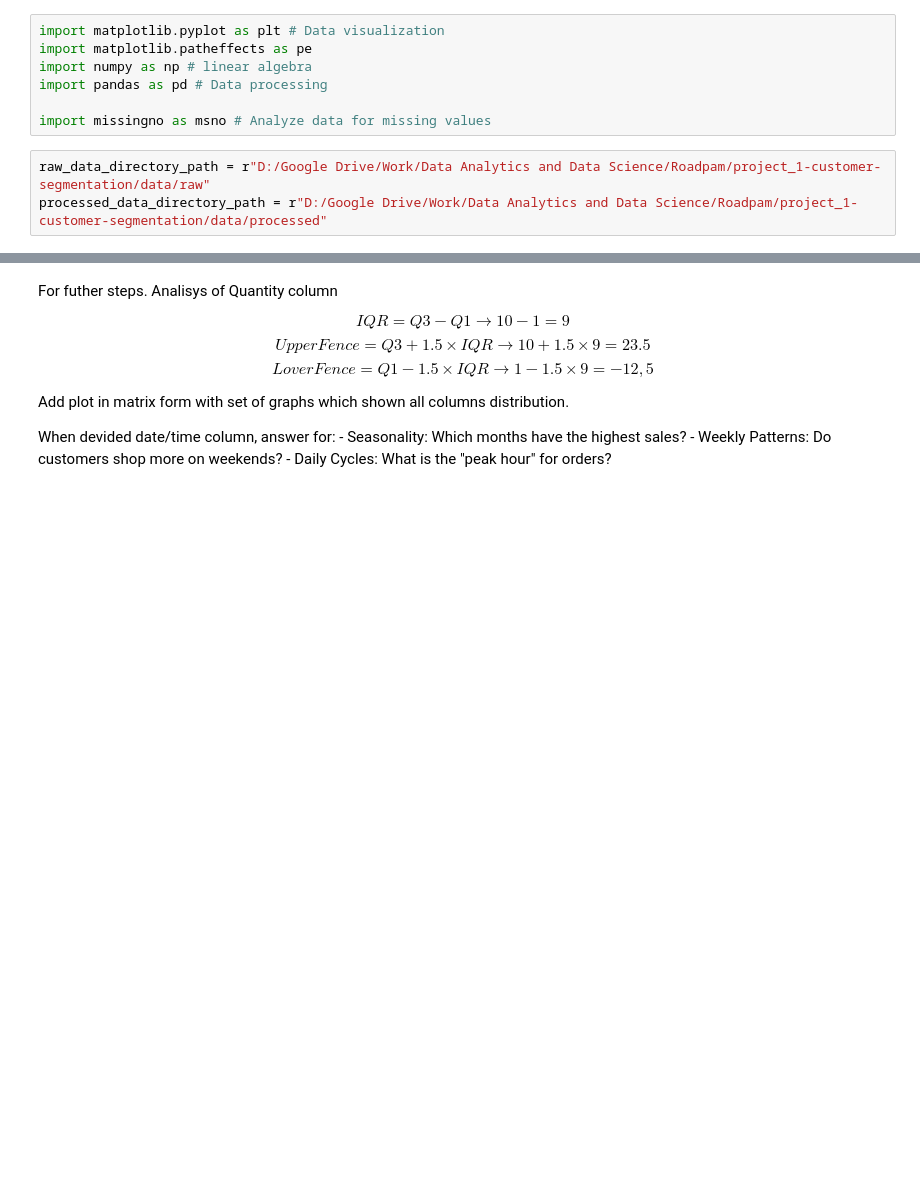
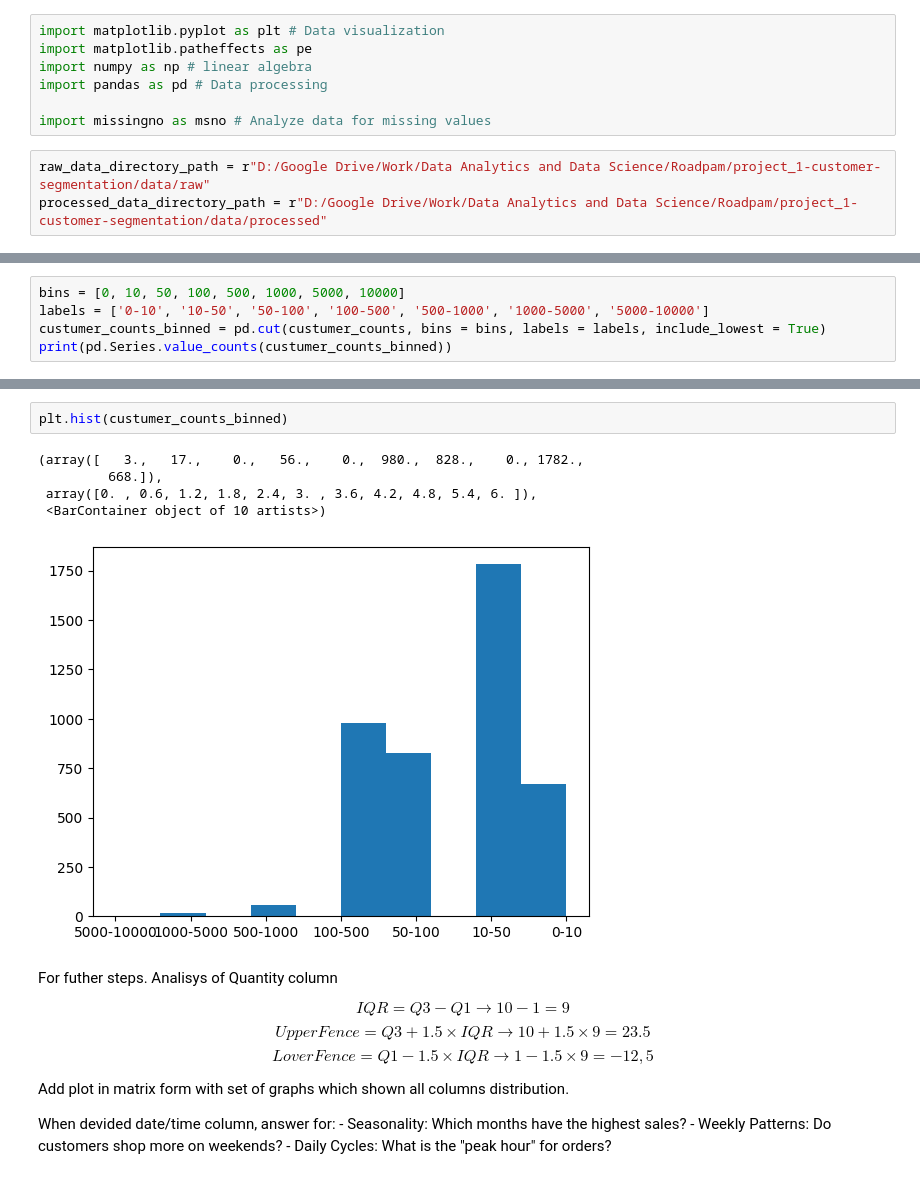
Before and after one commit to RV01011001/project_1-customer-segmentation, a Jupyter notebook: notebooks/03_exploratory_data_analysis.ipynb, the cells around one changed output, grey strips where cells are left out. Drawn from its saved outputs; the diff is of its cells as text; blank space fills up the shorter version.

```diff
--- a/notebooks/03_exploratory_data_analysis.ipynb
+++ b/notebooks/03_exploratory_data_analysis.ipynb
@@ -44,0 +100,5 @@ df
+# %%
+bins = [0, 10, 50, 100, 500, 1000, 5000, 10000]
+labels = ['0-10', '10-50', '50-100', '100-500', '500-1000', '1000-5000', '5000-10000']
+custumer_counts_binned = pd.cut(custumer_counts, bins = bins, labels = labels, include_lowest = True)
+print(pd.Series.value_counts(custumer_counts_binned))
@@ -45,3 +115,11 @@ df
+# %%
+plt.hist(custumer_counts_binned)
+# %% [output]
+(array([   3.,   17.,    0.,   56.,    0.,  980.,  828.,    0., 1782.,
+         668.]),
+ array([0. , 0.6, 1.2, 1.8, 2.4, 3. , 3.6, 4.2, 4.8, 5.4, 6. ]),
+ <BarContainer object of 10 artists>)
+[figure, added]
 # %% [markdown]
 For futher steps. Analisys of Quantity column
 
```
Also changed, not shown: parts of 8 cells of this notebook, 1 other file.
